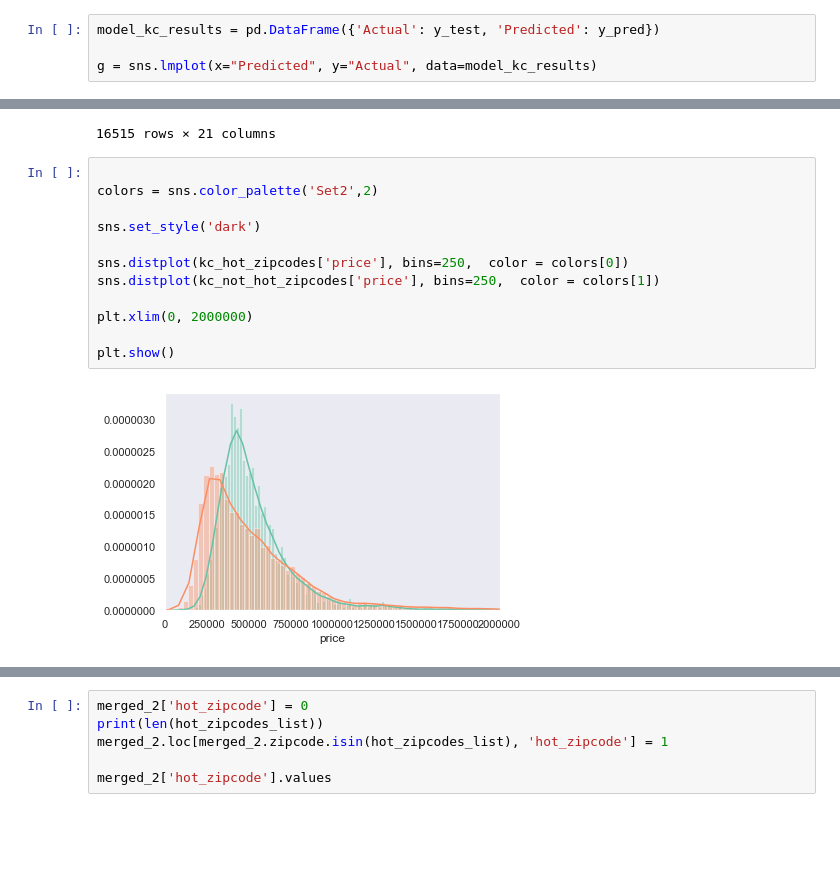
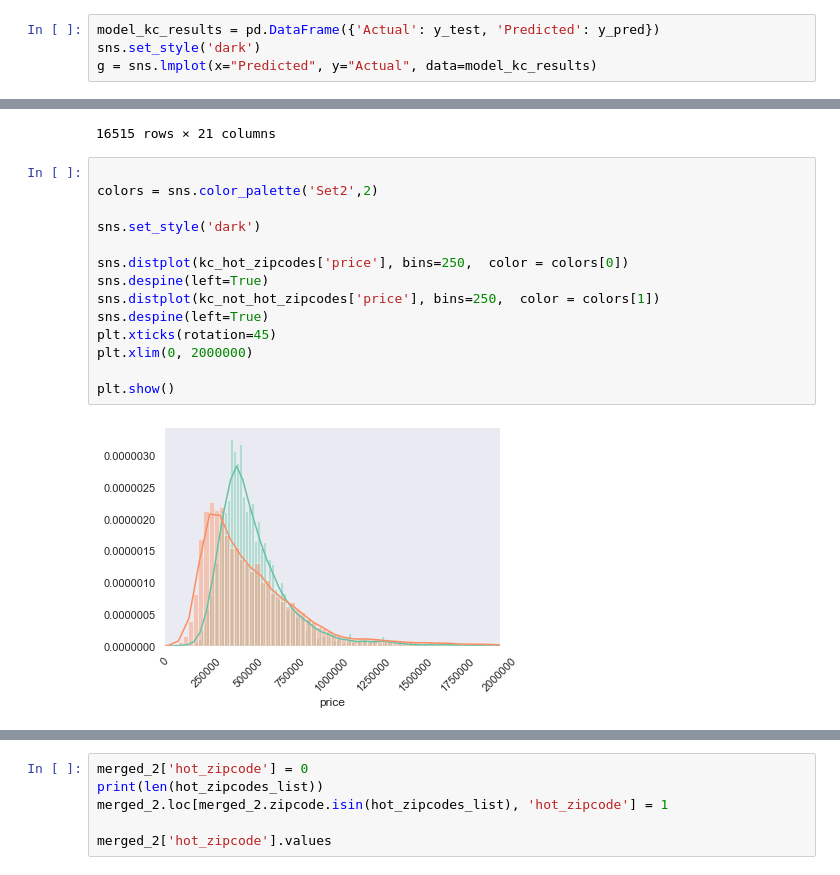
Before and after one commit to aghilissen/KayCee, a Jupyter notebook: Joe_Workbook.ipynb, the cells around one changed output, grey strips where cells are left out. Saved outputs shown, nothing was run; the diff lists cells and outputs as text; blank space fills up the shorter version.

```diff
--- a/Joe_Workbook.ipynb
+++ b/Joe_Workbook.ipynb
@@ -553,7 +554,7 @@ coeficients:  [-4.06928709e+04 -2.00931062e+04  2.03097200e+02 -6.42400000e-01
 | grade | 97985.885740 |
 # %%
 model_kc_results = pd.DataFrame({'Actual': y_test, 'Predicted': y_pred})
-
+sns.set_style('dark')
 g = sns.lmplot(x="Predicted", y="Actual", data=model_kc_results)
 # %% [output]
 [figure]
@@ -664,17 +665,19 @@ kc_not_hot_zipcodes
 # %%
 
 colors = sns.color_palette('Set2',2)
 
 sns.set_style('dark')
 
 sns.distplot(kc_hot_zipcodes['price'], bins=250,  color = colors[0])
+sns.despine(left=True)
 sns.distplot(kc_not_hot_zipcodes['price'], bins=250,  color = colors[1])
-
+sns.despine(left=True)
+plt.xticks(rotation=45)
 plt.xlim(0, 2000000)
 
 plt.show()
 # %% [output]
-[figure, old version]
+[figure, new version]
 # %%
 # Whole Population
 kc_grade = kc_hot_zipcodes.sort_values(by=['grade'])
```
Also changed, not shown: parts of 8 cells of this notebook, 1 other file.
